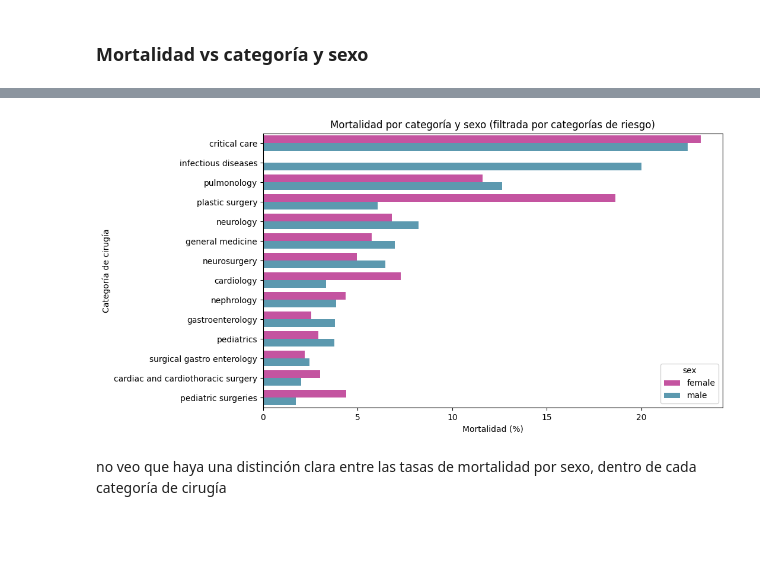
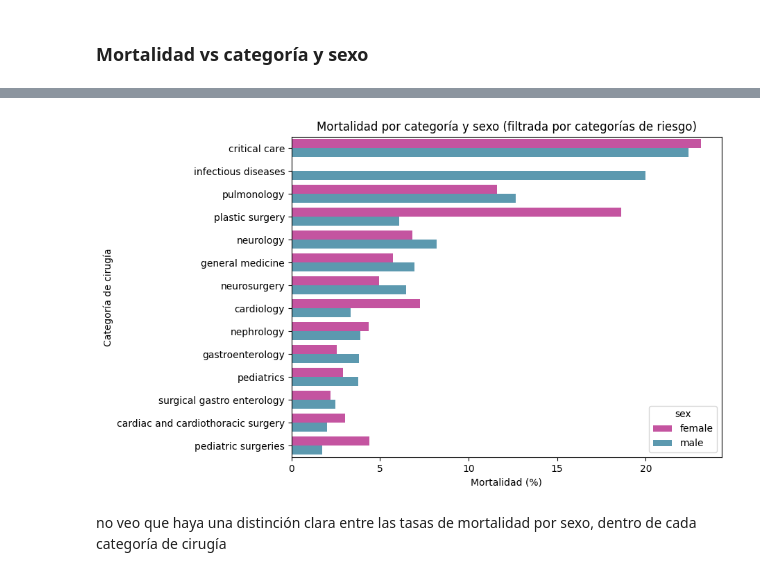
Before and after one commit to thomas-sagredo/NTR-Arogyaseva-analysis, a Jupyter notebook: notebooks/03_exploración.ipynb, the cells around one changed output, grey strips where cells are left out. Cells and saved outputs as stored; diff of their text form; code cells hidden in the pictures; blank space fills up the shorter version.

```diff
--- a/notebooks/03_exploración.ipynb
+++ b/notebooks/03_exploración.ipynb
@@ -109,13 +111,13 @@ Name: count, dtype: int64
 # %%
 df["mortality"] = df["mortality y / n"].map({"yes": 1, "no": 0})
 # %%
-def mortality_groups(df:pd.DataFrame, groupby:str | list[str], sortby:str | None = "mortality_pct") -> pd.DataFrame:
-    results = df.groupby(groupby, observed=True)["mortality"].agg(["count", "sum", "mean"]).reset_index()
+def mortality_groups(df:pd.DataFrame, groupby:str | list[str], sortby:str | None = "mortality_pct", obs:bool = True, show:bool = True) -> pd.DataFrame:
+    results = df.groupby(groupby, observed=obs)["mortality"].agg(["count", "sum", "mean"]).reset_index()
     results.rename(columns={"count": "n_rows", "sum": "mortality_count", "mean": "mortality_pct"}, inplace=True)
     results["mortality_pct"] *= 100
     if sortby:
         results.sort_values(sortby, ascending=False, inplace=True)
-    display(results)
+    if show: display(results)
     return results
 # %% [markdown]
 ### Mortalidad vs is_child
@@ -296,4 +350,4 @@ a realizar:
 # %% [markdown]
 ### Mortalidad vs categoría y sexo
 # %%
-mortality_by_category_and_sex = mortality_groups(df, ["category_name", "sex"])
+mortality_by_category_and_sex = mortality_groups(df, ["category_name", "sex"], show=False)
@@ -318,21 +354,21 @@ mortality_by_category_and_sex = mortality_groups(df, ["category_name", "sex"])
 # %%
-plt.figure(figsize=(10, 6))
+plt.figure(figsize=(8, 6))
 sns.barplot(
     data=mortality_by_category_and_sex,
     x="mortality_pct",
     y="category_name",
     hue="sex",
     palette={"female": "#D741A7", "male": "#4E9FBD"},
     orient="h",
     order=risky_categories["category_name"]
 )
 plt.title("Mortalidad por categoría y sexo (filtrada por categorías de riesgo)")
 plt.ylabel("Categoría de cirugía")
 plt.xlabel("Mortalidad (%)")
-plt.savefig("figures/04_mortalidad_por_categoria_y_sexo.png", bbox_inches="tight")
+plt.savefig("figures/06_mortalidad_por_categoria_sexo.png", bbox_inches="tight")
 plt.show()
 # %% [output]
-[figure, old version]
+[figure, new version]
 # %% [markdown]
 no veo que haya una distinción clara entre las tasas de mortalidad por sexo, dentro de cada categoría de cirugía
 # %% [markdown]
```
Also changed, not shown: parts of 50 cells of this notebook.
